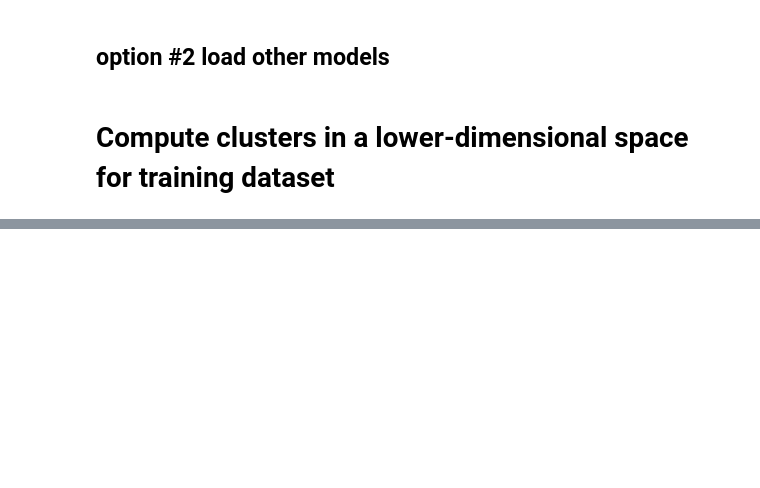
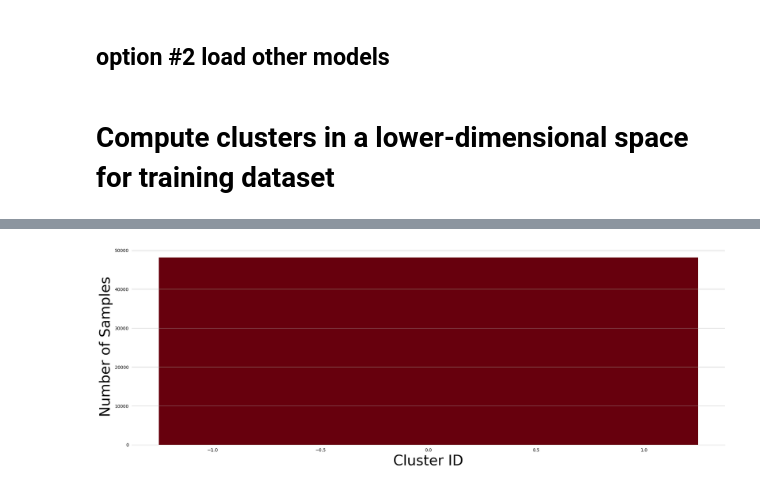
Before and after one commit to towardsautonomy/DatasetEquity, a Jupyter notebook: data_analysis/bdd100k_dataset_distribution_analysis.ipynb, the cells around one changed output, grey strips where cells are left out. Cells and saved outputs as stored; diff of their text form; code cells hidden in the pictures; blank space fills up the shorter version.

```diff
--- a/data_analysis/bdd100k_dataset_distribution_analysis.ipynb
+++ b/data_analysis/bdd100k_dataset_distribution_analysis.ipynb
@@ -229,0 +226,18 @@ Number of clusters: 1
+# %%
+# sort clusters in the order of most common to rare
+unique_cluster_ids = np.unique(labels)
+cluster_sizes = {cl_id: np.sum(labels == cl_id) for cl_id in unique_cluster_ids}
+unique_cluster_ids = sorted(unique_cluster_ids, key=lambda i: cluster_sizes[i])
+largest_cluster_size = cluster_sizes[unique_cluster_ids[-1]]
+# %%
+# get the cluster id and cluster size for each image
+train_dataset_cluster_info = {}
+for i in range(len(train_tokens)):
+    cluster_info = {'cluster_id': labels[i],
+                    'cluster_size': np.sum(labels == labels[i]),
+                    'largest_cluster_size': largest_cluster_size}
+    train_dataset_cluster_info[train_tokens[i]] = cluster_info
+# save the cluster info to disk
+with open(train_cluster_info_fname, 'wb') as f:
+    pickle.dump(train_dataset_cluster_info, f)
+    print('Saved training cluster info to {}'.format(train_cluster_info_fname))
@@ -229,0 +251,77 @@ Number of clusters: 1
+# %%
+id_list, n_samples, sample_likelihood, sample_scaled_likelihood = \
+    [], [], [], []
+for i in range(len(np.unique(labels))):
+    cluster_ids = np.array(train_tokens)[labels == i]
+    id_list.append(i)
+    n_samples.append(len(cluster_ids))
+    sample_likelihood.append(len(cluster_ids) / len(dataset))
+    sample_scaled_likelihood.append(len(cluster_ids) / largest_cluster_size)
+
+
+# plot histogram
+fig, ax = plt.subplots(figsize=(24, 8))
+# color each bar based on its height and color as hue of red
+colors = plt.cm.Reds(0.5 + np.array(n_samples) / (2 * np.max(n_samples)))
+ax.bar(id_list, n_samples, width = 2.5, color=colors)
+ax.grid(axis='y', alpha=0.75)
+
+ax.set_xlabel('Cluster ID', fontsize=32)
+ax.set_ylabel('Number of Samples', fontsize=32)
+
+# let's remove the top, right and left spines (figure borders)
+# Also, make the bottom spine gray instead of black.
+ax.spines['top'].set_visible(False)
+ax.spines['right'].set_visible(False)
+ax.spines['left'].set_visible(False)
+ax.spines['bottom'].set_color('#DDDDDD')
+
+# remove the ticks as well.
+ax.tick_params(bottom=False, left=False)
+plt.show()
+
+# plot cluster sample likelihood
+fig, ax = plt.subplots(figsize=(24, 8))
+# color each bar based on its height and color as hue of red
+colors = plt.cm.Reds(0.5 + np.array(sample_likelihood) / (2 * np.max(sample_likelihood)))
+ax.bar(id_list, sample_likelihood, width = 2.5, color=colors)
+ax.grid(axis='y', alpha=0.75)
+
+ax.set_xlabel('Cluster ID', fontsize=32)
+ax.set_ylabel('Cluster Likelihood', fontsize=32)
+
+# let's remove the top, right and left spines (figure borders)
+# Also, make the bottom spine gray instead of black.
+ax.spines['top'].set_visible(False)
+ax.spines['right'].set_visible(False)
+ax.spines['left'].set_visible(False)
+ax.spines['bottom'].set_color('#DDDDDD')
+
+# remove the ticks as well.
+ax.tick_params(bottom=False, left=False)
+plt.show()
+
+# plot cluster sample likelihood
+fig, ax = plt.subplots(figsize=(24, 8))
+# color each bar based on its height and color as hue of red
+colors = plt.cm.Reds(0.5 + np.array(sample_scaled_likelihood) / (2 * np.max(sample_scaled_likelihood)))
+ax.bar(id_list, sample_scaled_likelihood, width = 2.5, color=colors)
+ax.grid(axis='y', alpha=0.75)
+
+ax.set_xlabel('Cluster ID', fontsize=32)
+ax.set_ylabel('Cluster Scaled Likelihood', fontsize=32)
+
+# let's remove the top, right and left spines (figure borders)
+# Also, make the bottom spine gray instead of black.
+ax.spines['top'].set_visible(False)
+ax.spines['right'].set_visible(False)
+ax.spines['left'].set_visible(False)
+ax.spines['bottom'].set_color('#DDDDDD')
+
+# remove the ticks as well.
+ax.tick_params(bottom=False, left=False)
+# plt.tight_layout()
+plt.savefig(f'plots/{dataset_str}_dataset_likelihood.png')
+plt.show()
+# %% [output]
+[figure, added]
```
Also changed, not shown: parts of 9 cells of this notebook.
